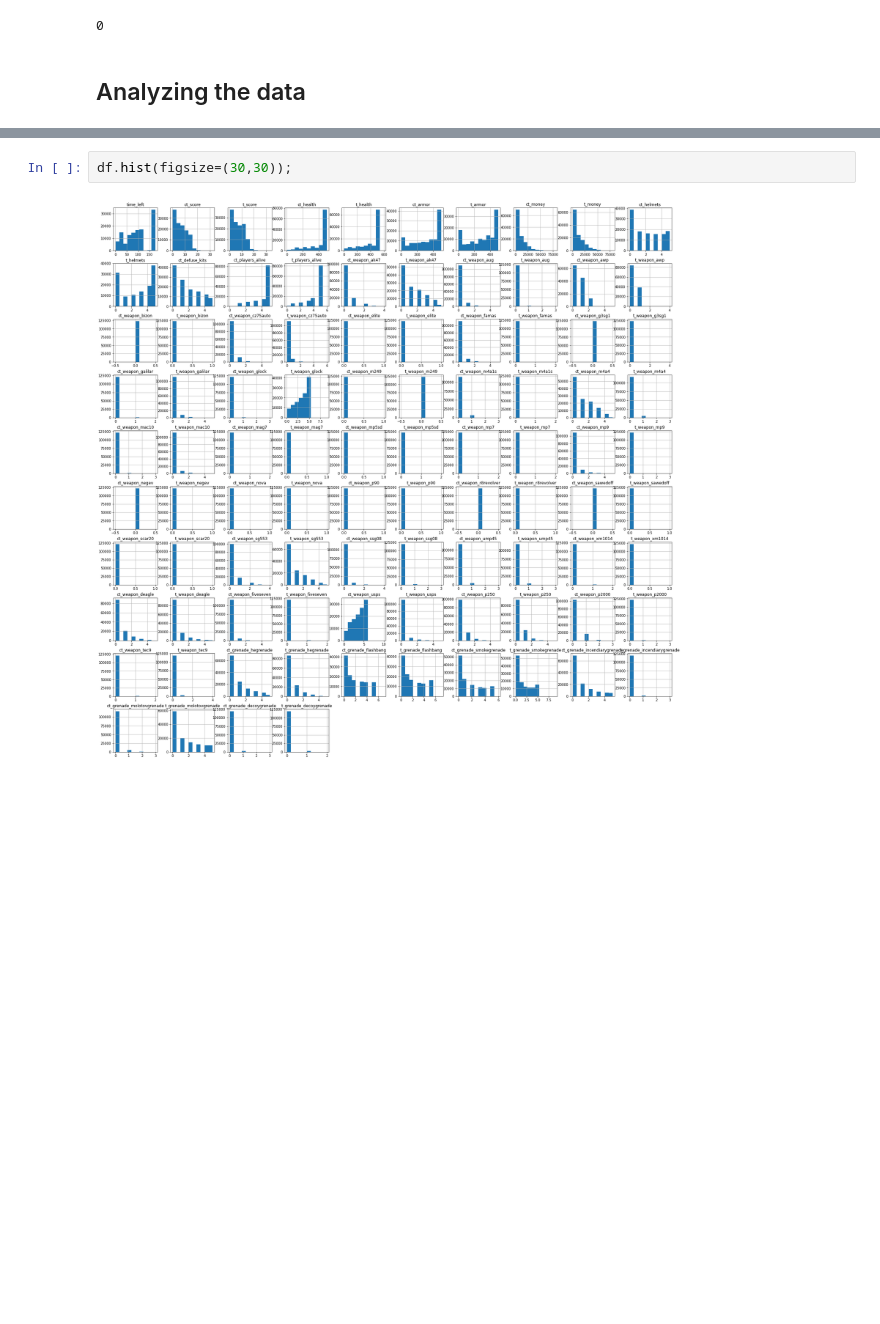
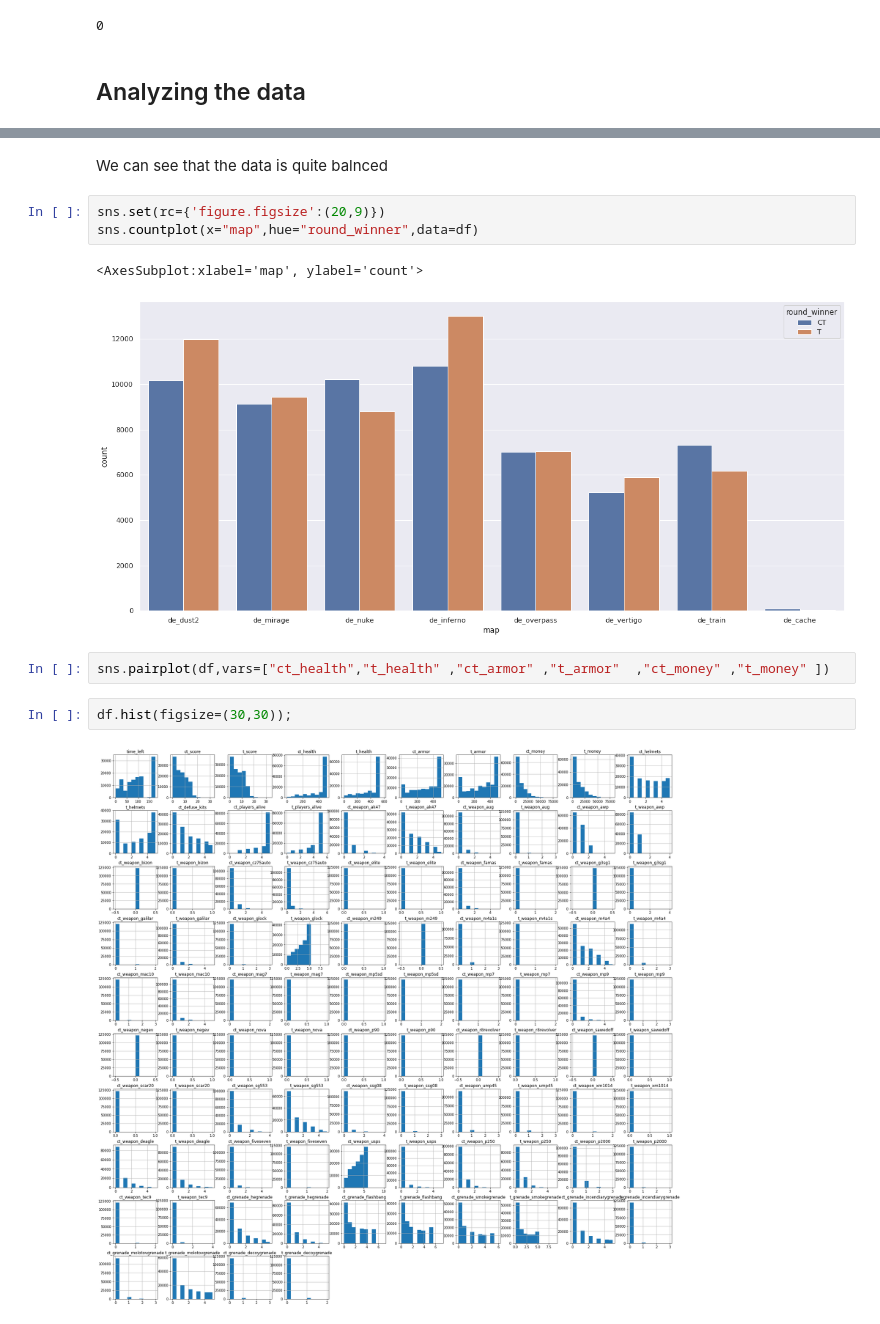
Before and after one commit to Daniel-Ros/DataScienceIFinalWork, a Jupyter notebook: classification.ipynb, the cells around one changed output, grey strips where cells are left out. Drawn from its saved outputs; the diff is of its cells as text; blank space fills up the shorter version.

```diff
--- a/classification.ipynb
+++ b/classification.ipynb
@@ -80,3 +94,13 @@ df.isnull().sum().sum()
+# %% [markdown]
+We can see that the data is quite balnced
+# %%
+sns.set(rc={'figure.figsize':(20,9)})
+sns.countplot(x="map",hue="round_winner",data=df)
+# %% [output]
+<AxesSubplot:xlabel='map', ylabel='count'>
+[figure, added]
+# %%
+sns.pairplot(df,vars=["ct_health","t_health" ,"ct_armor" ,"t_armor"  ,"ct_money" ,"t_money" ])
 # %%
 df.hist(figsize=(30,30));
 # %% [output]
```
Also changed, not shown: parts of 32 cells of this notebook, 2 other files.
